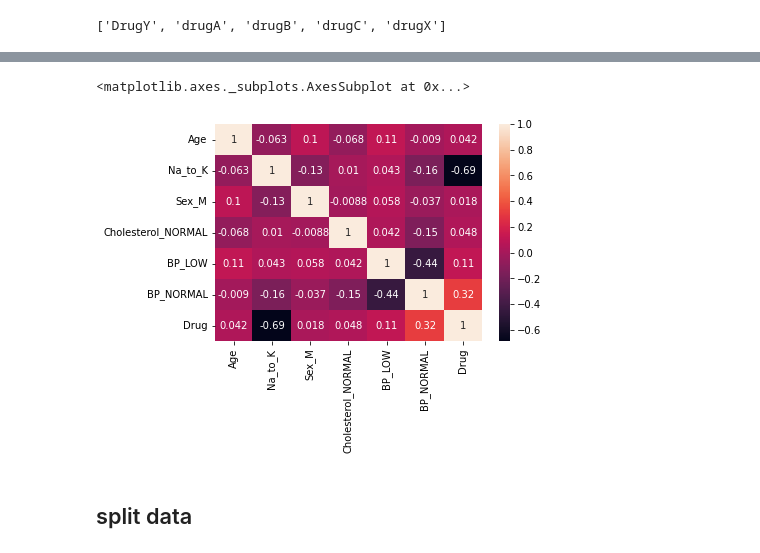
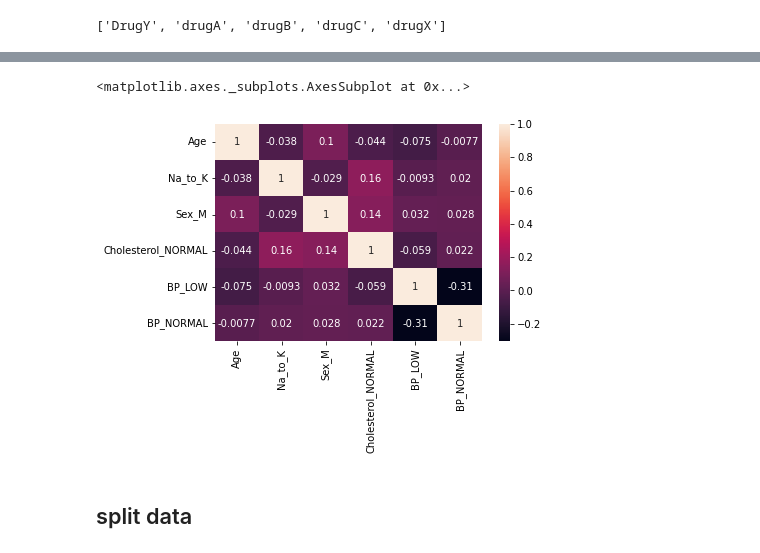
Before and after one commit to abou-zithar/AMIT.Machine.learning, a Jupyter notebook: Drugs200.ipynb, the cells around one changed output, grey strips where cells are left out. Drawn from its saved outputs; the diff is of its cells as text; code cells hidden in the pictures.

```diff
--- a/Drugs200.ipynb
+++ b/Drugs200.ipynb
@@ -152,0 +162,5 @@ new_data.head()
+# %%
+from imblearn.combine import SMOTETomek
+smk = SMOTETomek(sampling_strategy='all')
+X_res,y_res=smk.fit_resample(X,y)
+X_res.shape,y_res.shape
@@ -175,8 +187,8 @@ new_data.head()
 # %%
-sns.heatmap(new_data.corr(),annot=True)
+sns.heatmap(X_res.corr(),annot=True)
 # %% [output]
 <matplotlib.axes._subplots.AxesSubplot at 0x...>
-[figure, old version]
+[figure, new version]
 # %% [markdown]
 <h2> split data
 # %%
```
Also changed, not shown: parts of 13 cells of this notebook.
